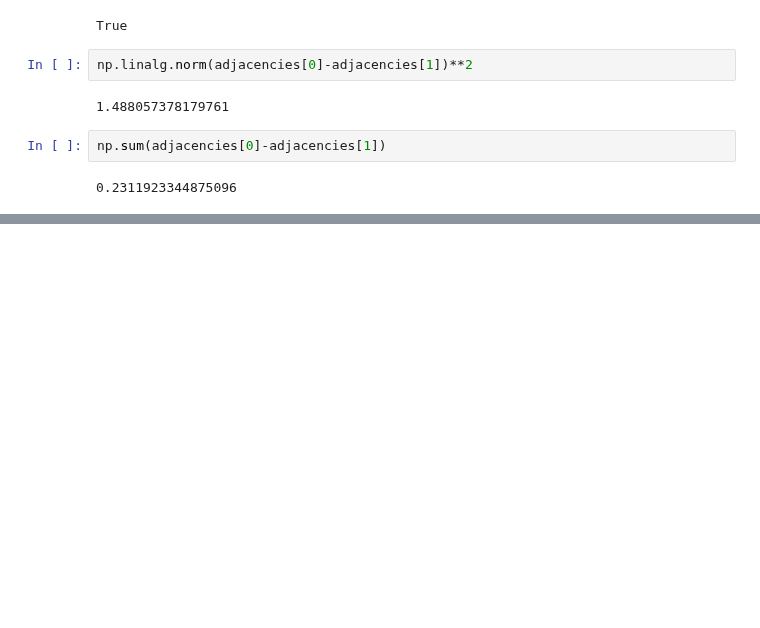
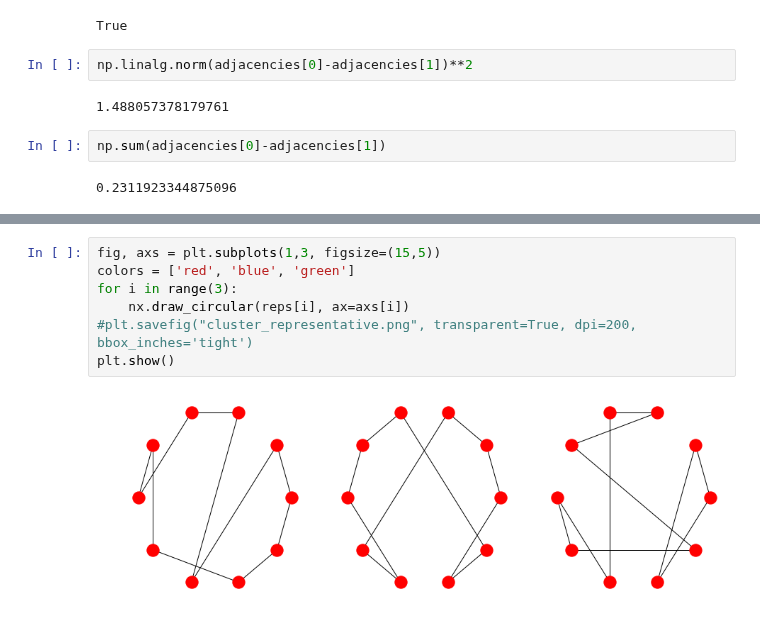
Before and after one commit to fdtomasi/regain, a Jupyter notebook: notebooks/graph-clustering/Cluster-based data generation.ipynb, the cells around one changed output, grey strips where cells are left out. Drawn from its saved outputs; the diff is of its cells as text; blank space fills up the shorter version.

```diff
--- a/notebooks/graph-clustering/Cluster-based data generation.ipynb
+++ b/notebooks/graph-clustering/Cluster-based data generation.ipynb
@@ -88,0 +130,9 @@ matrix([[ 0.        , -0.21823748,  0.        ,  0.        ,  0.        ,
+# %%
+fig, axs = plt.subplots(1,3, figsize=(15,5))
+colors = ['red', 'blue', 'green']
+for i in range(3):
+    nx.draw_circular(reps[i], ax=axs[i])
+#plt.savefig("cluster_representative.png", transparent=True, dpi=200, bbox_inches='tight')
+plt.show()
+# %% [output]
+[figure, added]
```
Also changed, not shown: parts of 15 cells of this notebook, 1 other file.
